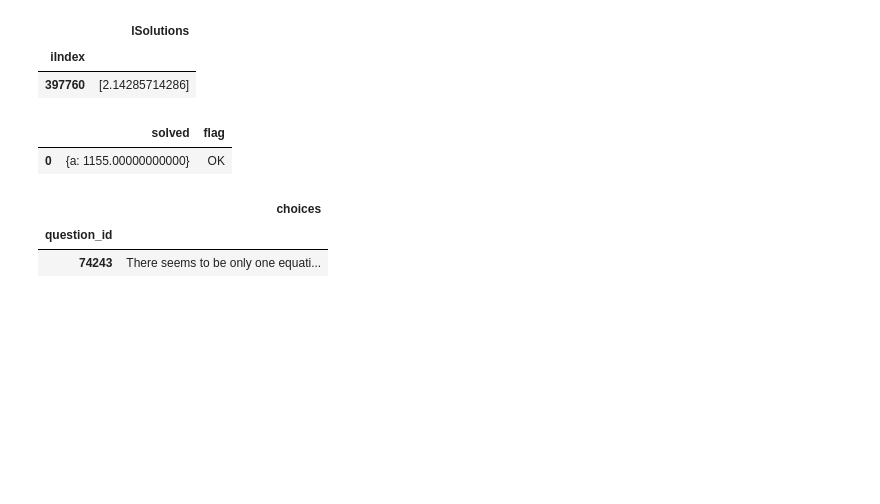
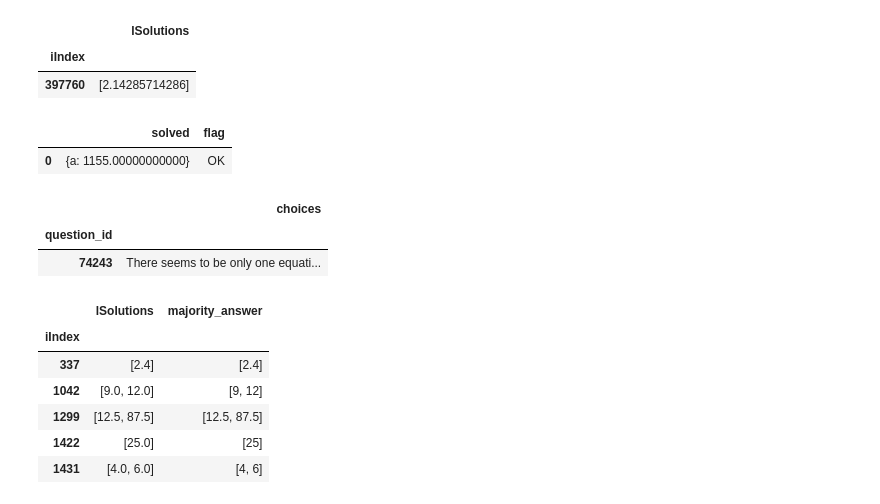
Before and after one commit to hwelsters/internal-consistency, a Jupyter notebook: 06-03-2023/categorize.ipynb, the cells around one changed output. Saved outputs shown, nothing was run; the diff lists cells and outputs as text; code cells hidden in the pictures; blank space fills up the shorter version.

```diff
--- a/06-03-2023/categorize.ipynb
+++ b/06-03-2023/categorize.ipynb
@@ -118,6 +116,20 @@ system.head(1)
 |  | choices |
 | question_id |  |
 | 74243 | There seems to be only one equati... |
+# %%
+majority_ans = pandas.read_json('data/output/majority_2/sample_0.jsonl', lines=True)
+majority_ans = majority_ans[['question_id', 'majority_answer']]
+majority_ans = majority_ans.set_index('question_id')
+ground = ground.join(majority_ans)
+ground.head(5)
+# %% [output]
+|  | lSolutions | majority_answer |
+| iIndex |  |  |
+| 337 | [2.4] | [2.4] |
+| 1042 | [9.0, 12.0] | [9, 12] |
+| 1299 | [12.5, 87.5] | [12.5, 87.5] |
+| 1422 | [25.0] | [25] |
+| 1431 | [4.0, 6.0] | [4, 6] |
 # %%
 ground = ground.join(system)
 
```
Also changed, not shown: parts of 3 cells of this notebook, 42 other files.
